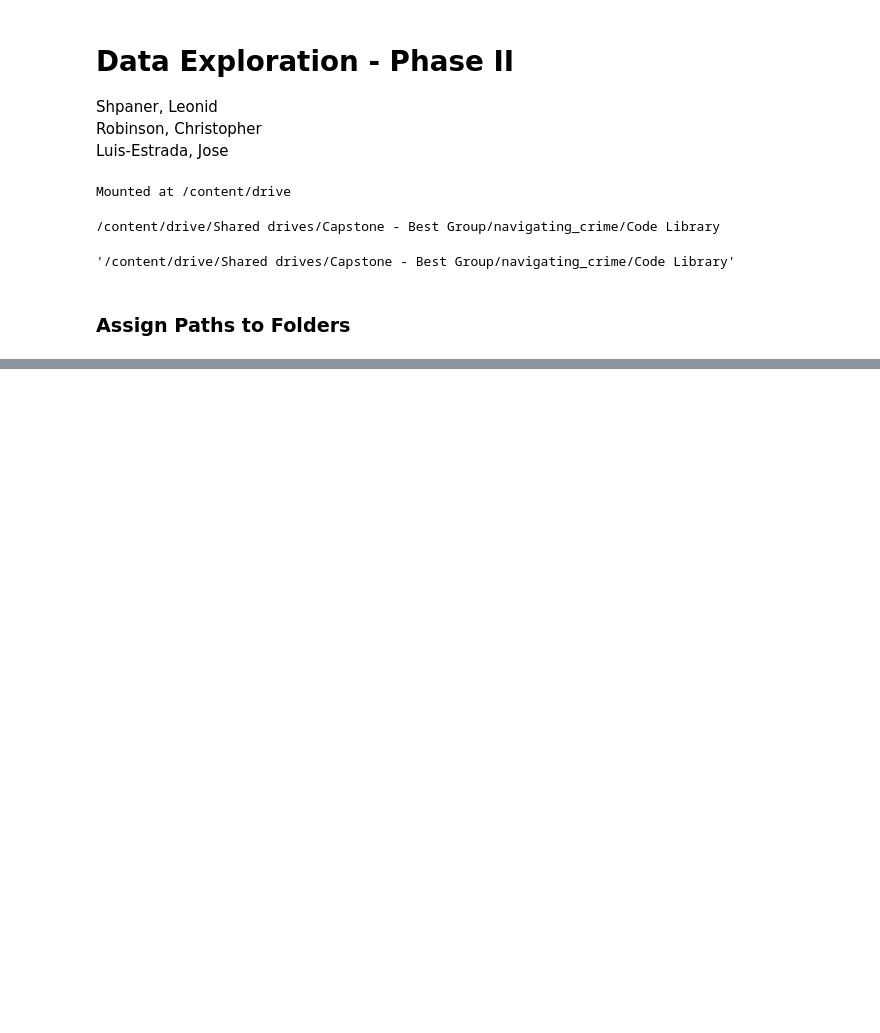
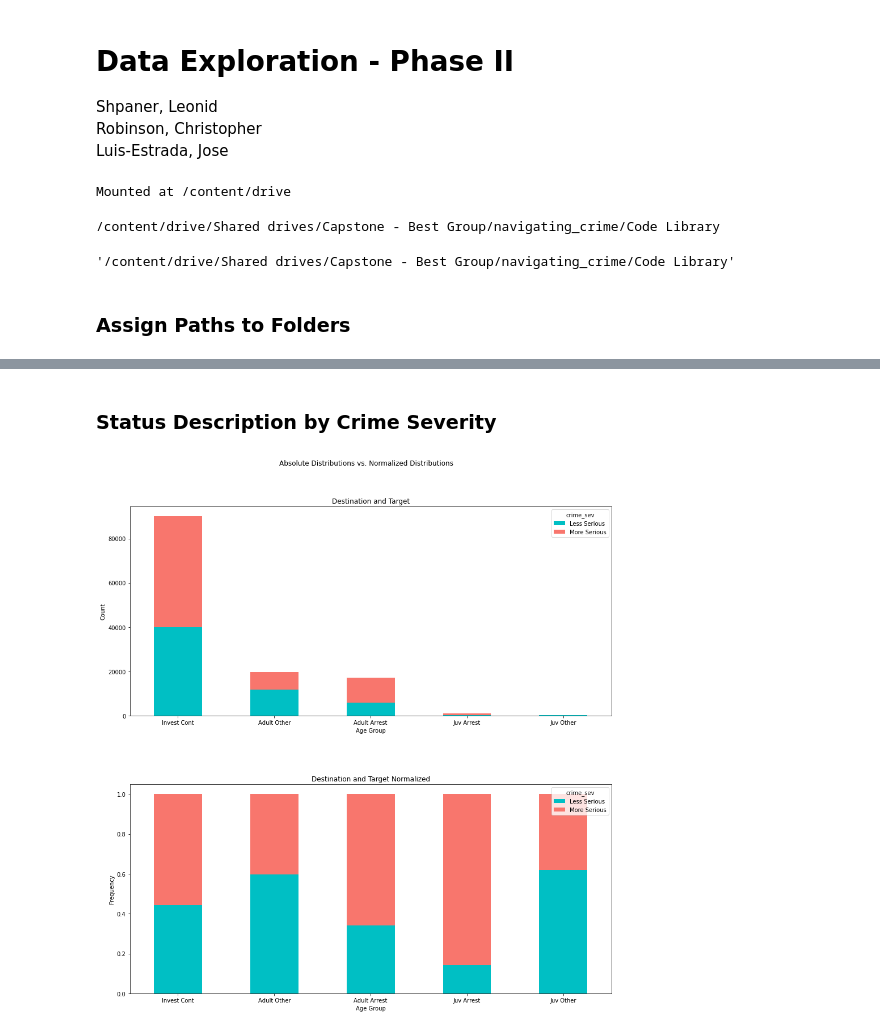
Before and after one commit to MSADS-Capstone/navigating_crime, a Jupyter notebook: Code Library/data_exploration_phase2.ipynb, the cells around one changed output, grey strips where cells are left out. Cells and saved outputs as stored; diff of their text form; code cells hidden in the pictures; blank space fills up the shorter version.

```diff
--- a/Code Library/data_exploration_phase2.ipynb
+++ b/Code Library/data_exploration_phase2.ipynb
@@ -67,0 +187,7 @@ df_ml.shape
+# %% [markdown]
+### Status Description by Crime Severity
+# %%
+stacked_plot(15, 15, df_eda, 'Status_Desc', 'crime_sev', 'Less Serious', 'bar',
+            'Age Group', 'Count', 'Age Group', 'Frequency')
+# %% [output]
+[figure, added]
```
Also changed, not shown: parts of 21 cells of this notebook, 5 other files.
